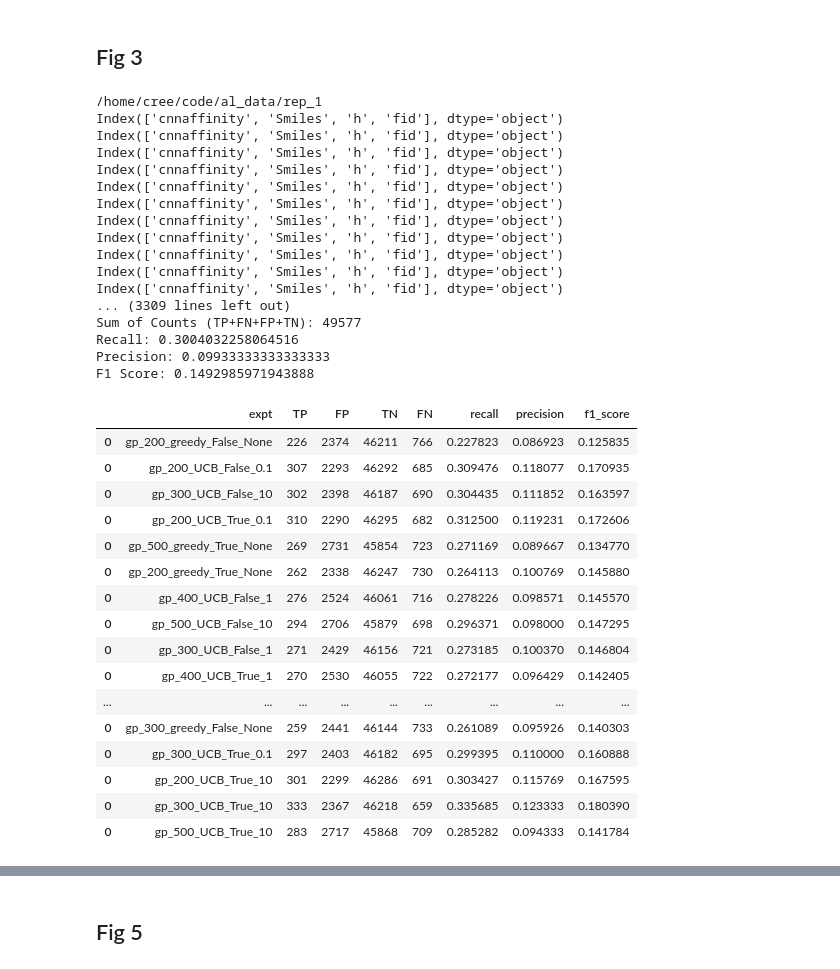
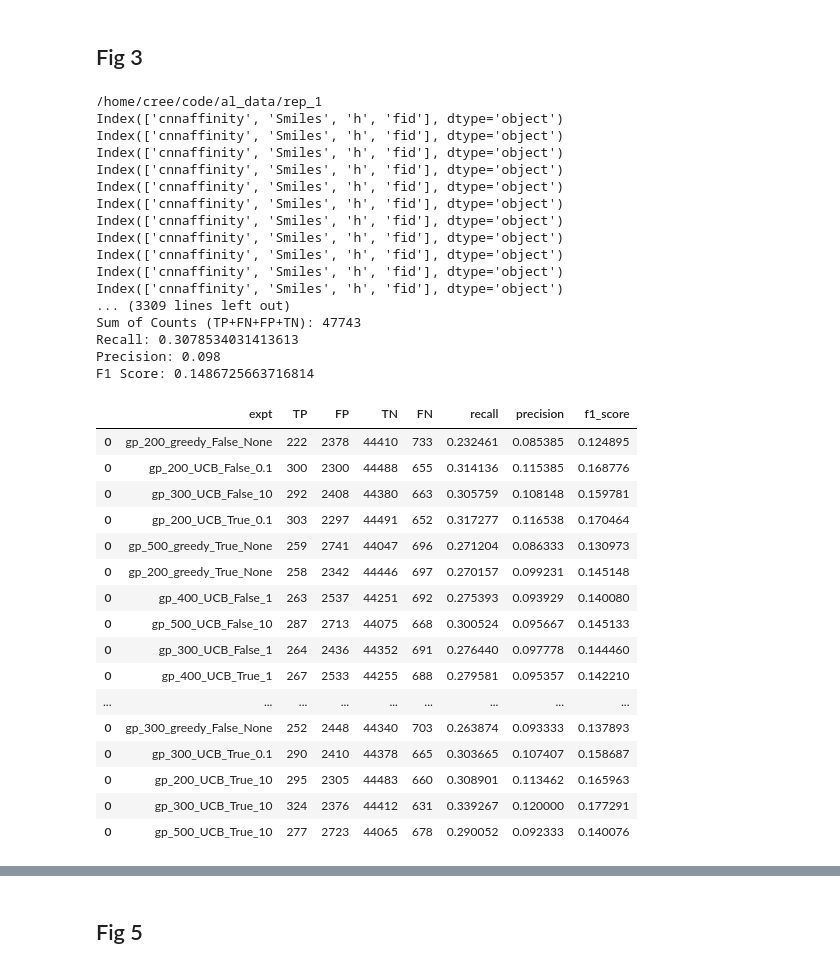
Before and after one commit to BenCree/fegrow_al_data, a Jupyter notebook: plots.ipynb, the cells around one changed output, grey strips where cells are left out. Saved outputs shown, nothing was run; the diff lists cells and outputs as text; code cells hidden in the pictures.

```diff
--- a/plots.ipynb
+++ b/plots.ipynb
@@ -515,51 +514,55 @@ plot_umap(umap_df, '50K', size=5)
 # %% [markdown]
 ## Fig 3
 # %%
+os.chdir(current_dir)
 base_dir = os.path.dirname(os.path.abspath('plots.ipynb'))
 df_list = []
+percent=0.02
 # create 5 dfs in a loop with different directories for each rep
 dfs = {}
 for i in [1,2,3,4,5]:
-    data_dir = f'{base_dir}rep_{i}'  # change directory for each rep
+    data_dir = f'{base_dir}/rep_{i}'  # change directory for each rep
     os.chdir(data_dir)
     print(data_dir)
     df_name = f'rep{i}_df'  # naming each df as rep1_df, rep2_df, etc.
     expt_df, dfs[df_name] = gen_rep_data(data_dir, percent, trunc=False)
     df_list.append(expt_df)
+
+os.chdir(current_dir)
 # Access dataframes: dfs['rep1_df'], dfs['rep2_df'], ..., dfs['rep5_df']
 dfs['rep3_df']
 # %% [output]
 /home/cree/code/al_data/rep_1
 Index(['cnnaffinity', 'Smiles', 'h', 'fid'], dtype='object')
 Index(['cnnaffinity', 'Smiles', 'h', 'fid'], dtype='object')
 Index(['cnnaffinity', 'Smiles', 'h', 'fid'], dtype='object')
 Index(['cnnaffinity', 'Smiles', 'h', 'fid'], dtype='object')
 Index(['cnnaffinity', 'Smiles', 'h', 'fid'], dtype='object')
 Index(['cnnaffinity', 'Smiles', 'h', 'fid'], dtype='object')
 Index(['cnnaffinity', 'Smiles', 'h', 'fid'], dtype='object')
 Index(['cnnaffinity', 'Smiles', 'h', 'fid'], dtype='object')
 Index(['cnnaffinity', 'Smiles', 'h', 'fid'], dtype='object')
 Index(['cnnaffinity', 'Smiles', 'h', 'fid'], dtype='object')
 Index(['cnnaffinity', 'Smiles', 'h', 'fid'], dtype='object')
 ... (3309 lines left out)
-Sum of Counts (TP+FN+FP+TN): 49577
-Recall: 0.3004032258064516
-Precision: 0.09933333333333333
-F1 Score: 0.1492985971943888
+Sum of Counts (TP+FN+FP+TN): 47743
+Recall: 0.3078534031413613
+Precision: 0.098
+F1 Score: 0.1486725663716814
 |  | expt | TP | FP | TN | FN | recall | precision | f1_score |
-| 0 | gp_200_greedy_False_None | 226 | 2374 | 46211 | 766 | 0.227823 | 0.086923 | 0.125835 |
-| 0 | gp_200_UCB_False_0.1 | 307 | 2293 | 46292 | 685 | 0.309476 | 0.118077 | 0.170935 |
-| 0 | gp_300_UCB_False_10 | 302 | 2398 | 46187 | 690 | 0.304435 | 0.111852 | 0.163597 |
-| 0 | gp_200_UCB_True_0.1 | 310 | 2290 | 46295 | 682 | 0.312500 | 0.119231 | 0.172606 |
-| 0 | gp_500_greedy_True_None | 269 | 2731 | 45854 | 723 | 0.271169 | 0.089667 | 0.134770 |
-| 0 | gp_200_greedy_True_None | 262 | 2338 | 46247 | 730 | 0.264113 | 0.100769 | 0.145880 |
-| 0 | gp_400_UCB_False_1 | 276 | 2524 | 46061 | 716 | 0.278226 | 0.098571 | 0.145570 |
-| 0 | gp_500_UCB_False_10 | 294 | 2706 | 45879 | 698 | 0.296371 | 0.098000 | 0.147295 |
-| 0 | gp_300_UCB_False_1 | 271 | 2429 | 46156 | 721 | 0.273185 | 0.100370 | 0.146804 |
-| 0 | gp_400_UCB_True_1 | 270 | 2530 | 46055 | 722 | 0.272177 | 0.096429 | 0.142405 |
+| 0 | gp_200_greedy_False_None | 222 | 2378 | 44410 | 733 | 0.232461 | 0.085385 | 0.124895 |
+| 0 | gp_200_UCB_False_0.1 | 300 | 2300 | 44488 | 655 | 0.314136 | 0.115385 | 0.168776 |
+| 0 | gp_300_UCB_False_10 | 292 | 2408 | 44380 | 663 | 0.305759 | 0.108148 | 0.159781 |
+| 0 | gp_200_UCB_True_0.1 | 303 | 2297 | 44491 | 652 | 0.317277 | 0.116538 | 0.170464 |
+| 0 | gp_500_greedy_True_None | 259 | 2741 | 44047 | 696 | 0.271204 | 0.086333 | 0.130973 |
+| 0 | gp_200_greedy_True_None | 258 | 2342 | 44446 | 697 | 0.270157 | 0.099231 | 0.145148 |
+| 0 | gp_400_UCB_False_1 | 263 | 2537 | 44251 | 692 | 0.275393 | 0.093929 | 0.140080 |
+| 0 | gp_500_UCB_False_10 | 287 | 2713 | 44075 | 668 | 0.300524 | 0.095667 | 0.145133 |
+| 0 | gp_300_UCB_False_1 | 264 | 2436 | 44352 | 691 | 0.276440 | 0.097778 | 0.144460 |
+| 0 | gp_400_UCB_True_1 | 267 | 2533 | 44255 | 688 | 0.279581 | 0.095357 | 0.142210 |
 | ... | ... | ... | ... | ... | ... | ... | ... | ... |
-| 0 | gp_300_greedy_False_None | 259 | 2441 | 46144 | 733 | 0.261089 | 0.095926 | 0.140303 |
-| 0 | gp_300_UCB_True_0.1 | 297 | 2403 | 46182 | 695 | 0.299395 | 0.110000 | 0.160888 |
-| 0 | gp_200_UCB_True_10 | 301 | 2299 | 46286 | 691 | 0.303427 | 0.115769 | 0.167595 |
-| 0 | gp_300_UCB_True_10 | 333 | 2367 | 46218 | 659 | 0.335685 | 0.123333 | 0.180390 |
-| 0 | gp_500_UCB_True_10 | 283 | 2717 | 45868 | 709 | 0.285282 | 0.094333 | 0.141784 |
+| 0 | gp_300_greedy_False_None | 252 | 2448 | 44340 | 703 | 0.263874 | 0.093333 | 0.137893 |
+| 0 | gp_300_UCB_True_0.1 | 290 | 2410 | 44378 | 665 | 0.303665 | 0.107407 | 0.158687 |
+| 0 | gp_200_UCB_True_10 | 295 | 2305 | 44483 | 660 | 0.308901 | 0.113462 | 0.165963 |
+| 0 | gp_300_UCB_True_10 | 324 | 2376 | 44412 | 631 | 0.339267 | 0.120000 | 0.177291 |
+| 0 | gp_500_UCB_True_10 | 277 | 2723 | 44065 | 678 | 0.290052 | 0.092333 | 0.140076 |
```
Also changed, not shown: parts of 18 cells of this notebook.
